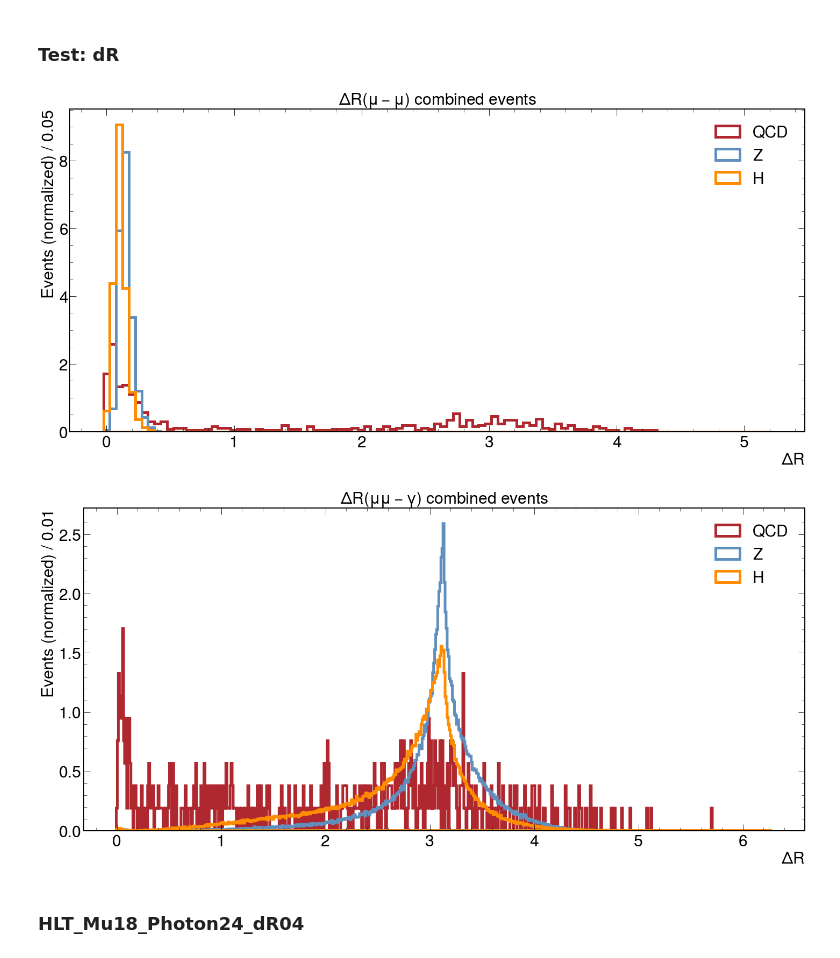
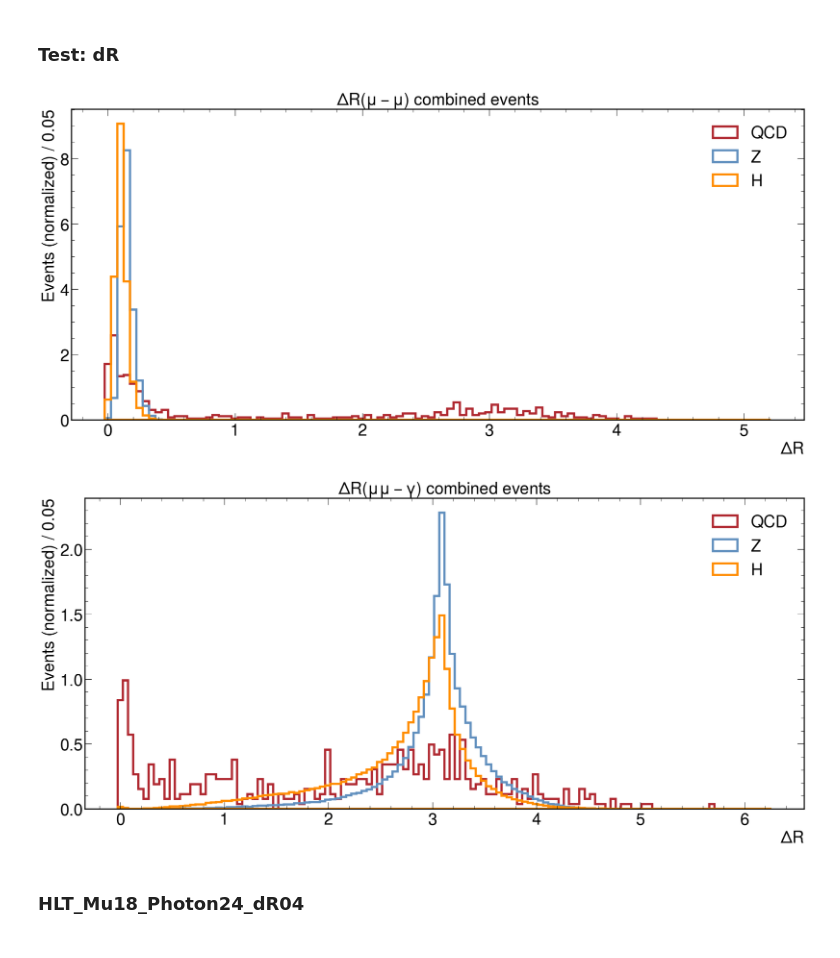
Before and after one commit to javivilladamigo/ResearchActivities, a Jupyter notebook: efficiencies.ipynb, the cells around one changed output. Cells and saved outputs as stored; diff of their text form; code cells hidden in the pictures.

```diff
--- a/efficiencies.ipynb
+++ b/efficiencies.ipynb
@@ -1031,7 +1031,7 @@ h, bins, _ = ax.hist(
     ec = QCD_color,
     facecolor = "none",
     alpha = 1.,
-    lw = 5.,
+    lw = 4.,
     label = 'QCD',
     align = "left",
     density = True
@@ -1044,7 +1044,7 @@ h, bins, _ = ax.hist(
     ec = Z_color,
     facecolor = "none",
     alpha = 1.,
-    lw = 5.,
+    lw = 4.,
     label = 'Z',
     align = "left",
     density = True
@@ -1057,7 +1057,7 @@ h, bins, _ = ax.hist(
     ec = H_color,
     facecolor = "none",
     alpha = 1.,
-    lw = 5.,
+    lw = 4.,
     label = 'H',
     align = "left",
     density = True
@@ -1090,7 +1090,7 @@ ZH dR
 '''
 _min = 0.
 _max = 2 * np.pi # max(ak.max(HorZ_QCD.dR), ak.max(HorZ_Z.dR), ak.max(HorZ_H.dR))
-width = 0.01 # GeV
+width = 0.05 # GeV
 nbins = int(round((_max - _min) / width)) + 1
 xbins = np.linspace(_min, _max, nbins)
 
@@ -1112,7 +1112,7 @@ h, bins, _ = ax.hist(
     ec = QCD_color,
     facecolor = "none",
     alpha = 1.,
-    lw = 5.,
+    lw = 4.,
     label = 'QCD',
     align = "left",
     density = True
@@ -1125,38 +1125,38 @@ h, bins, _ = ax.hist(
     ec = Z_color,
     facecolor = "none",
     alpha = 1.,
-    lw = 5.,
+    lw = 4.,
     label = 'Z',
     align = "left",
     density = True
     )
 
 h, bins, _ = ax.hist(
     _HorZ_dR_H,
     bins = xbins,
     histtype = 'stepfilled',
     ec = H_color,
     facecolor = "none",
     alpha = 1.,
-    lw = 5.,
+    lw = 4.,
     label = 'H',
     align = "left",
     density = True
     )
 
 #ax.set_yscale("log")
 ax.tick_params(axis = 'both', which = 'major', labelsize = 30)
 ax.set_xlabel("$\Delta R$", fontsize = 30)
 ax.set_ylabel("Events (normalized) / %.2f" % width, fontsize = 30)
 #ax.set_xlim(_min, _max)
 #ax.set_ylim(0, 12)
 ax.legend(loc = "best", fontsize = 30)
 ax.set_title("$\Delta R(\mu\mu-\gamma)$ combined events", fontsize = 30)
 fig.tight_layout()
 plt.savefig("plots/dR/dR_mumuG_combined.pdf")
 # %% [output]
-[figure, old version]
+[figure, new version]
-[figure, old version]
+[figure, new version]
 # %% [markdown]
 ### HLT_Mu18_Photon24_dR04
 # %%
```
Also changed, not shown: parts of 5 cells of this notebook, 17 other files.
